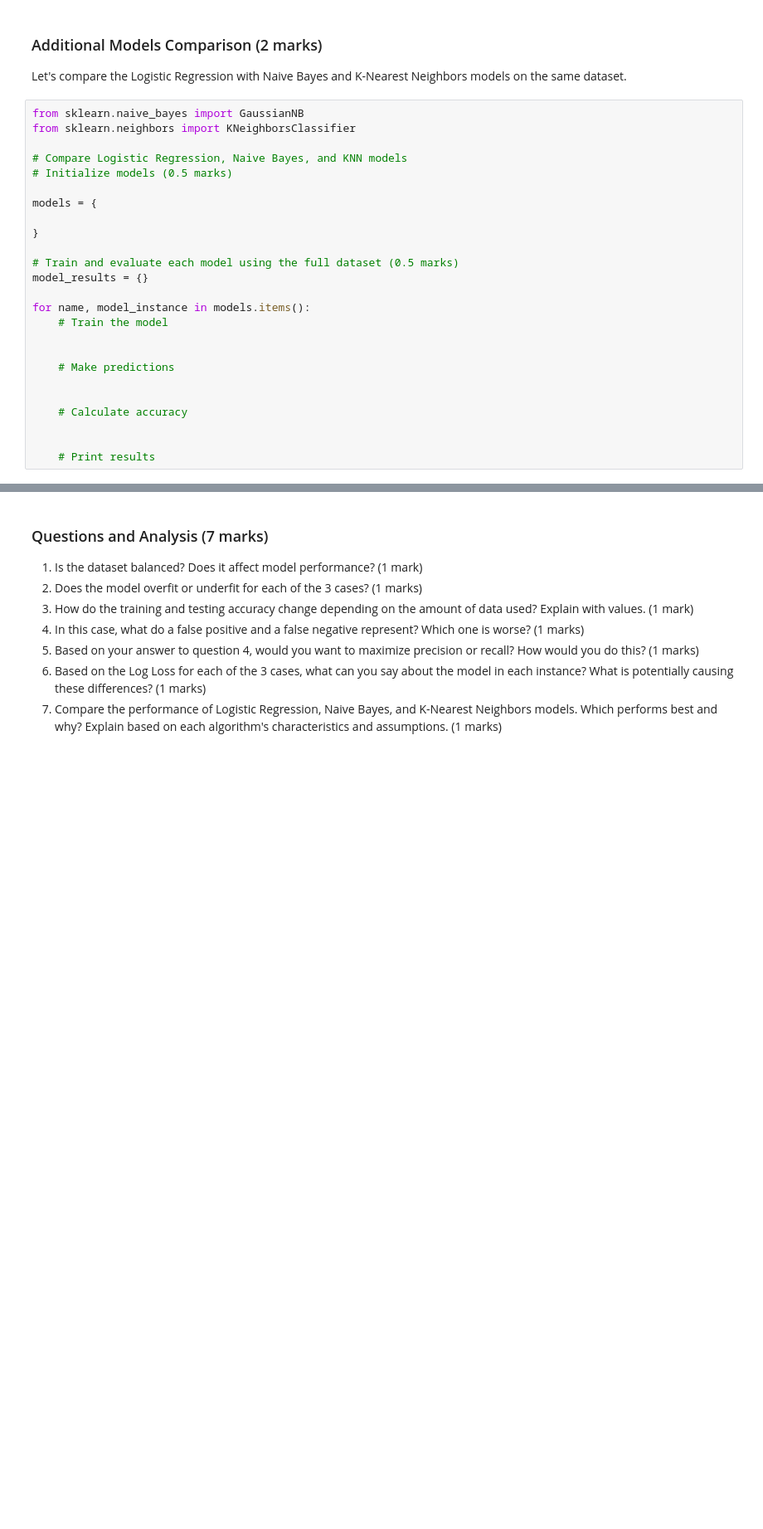
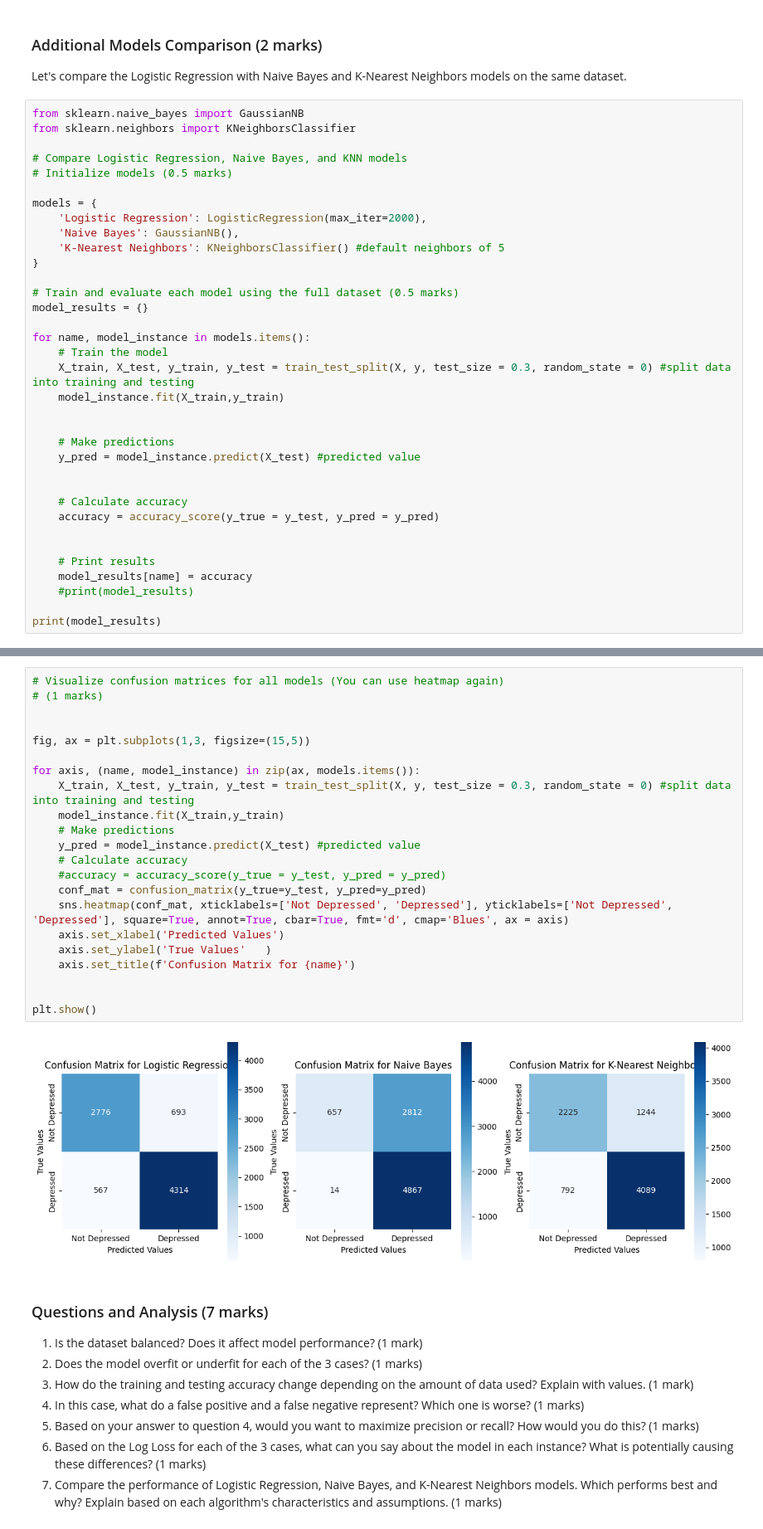
Before and after one commit to hRazaRizvi/ENGG680_2025_Fall, a Jupyter notebook: Lab_Assignment2/Assignment2.ipynb, the cells around one changed output, grey strips where cells are left out. Shown at 83% size. Drawn from its saved outputs; the diff is of its cells as text; blank space fills up the shorter version.

```diff
--- a/Lab_Assignment2/Assignment2.ipynb
+++ b/Lab_Assignment2/Assignment2.ipynb
@@ -721,7 +782,9 @@ from sklearn.neighbors import KNeighborsClassifier
 # Initialize models (0.5 marks)
 
 models = {
-
+    'Logistic Regression': LogisticRegression(max_iter=2000),
+    'Naive Bayes': GaussianNB(),
+    'K-Nearest Neighbors': KNeighborsClassifier() #default neighbors of 5
 }
 
 # Train and evaluate each model using the full dataset (0.5 marks)
@@ -729,12 +792,20 @@ model_results = {}
 
 for name, model_instance in models.items():
     # Train the model
+    X_train, X_test, y_train, y_test = train_test_split(X, y, test_size = 0.3, random_state = 0) #split data into training and testing
+    model_instance.fit(X_train,y_train)
 
 
     # Make predictions
+    y_pred = model_instance.predict(X_test) #predicted value
 
 
     # Calculate accuracy
+    accuracy = accuracy_score(y_true = y_test, y_pred = y_pred)
 
 
     # Print results
+    model_results[name] = accuracy
+    #print(model_results)
+
+print(model_results)
@@ -751,3 +814,27 @@ plt.show()
+# %%
+# Visualize confusion matrices for all models (You can use heatmap again)
+# (1 marks)
+
+
+fig, ax = plt.subplots(1,3, figsize=(15,5))
+
+for axis, (name, model_instance) in zip(ax, models.items()):
+    X_train, X_test, y_train, y_test = train_test_split(X, y, test_size = 0.3, random_state = 0) #split data into training and testing
+    model_instance.fit(X_train,y_train)
+    # Make predictions
+    y_pred = model_instance.predict(X_test) #predicted value
+    # Calculate accuracy
+    #accuracy = accuracy_score(y_true = y_test, y_pred = y_pred)
+    conf_mat = confusion_matrix(y_true=y_test, y_pred=y_pred)
+    sns.heatmap(conf_mat, xticklabels=['Not Depressed', 'Depressed'], yticklabels=['Not Depressed', 'Depressed'], square=True, annot=True, cbar=True, fmt='d', cmap='Blues', ax = axis)
+    axis.set_xlabel('Predicted Values')
+    axis.set_ylabel('True Values'   )
+    axis.set_title(f'Confusion Matrix for {name}')
+
+
+plt.show()
+# %% [output]
+[figure, added]
 # %% [markdown]
 ### Questions and Analysis (7 marks)
 
```
Also changed, not shown: parts of 28 cells of this notebook.
